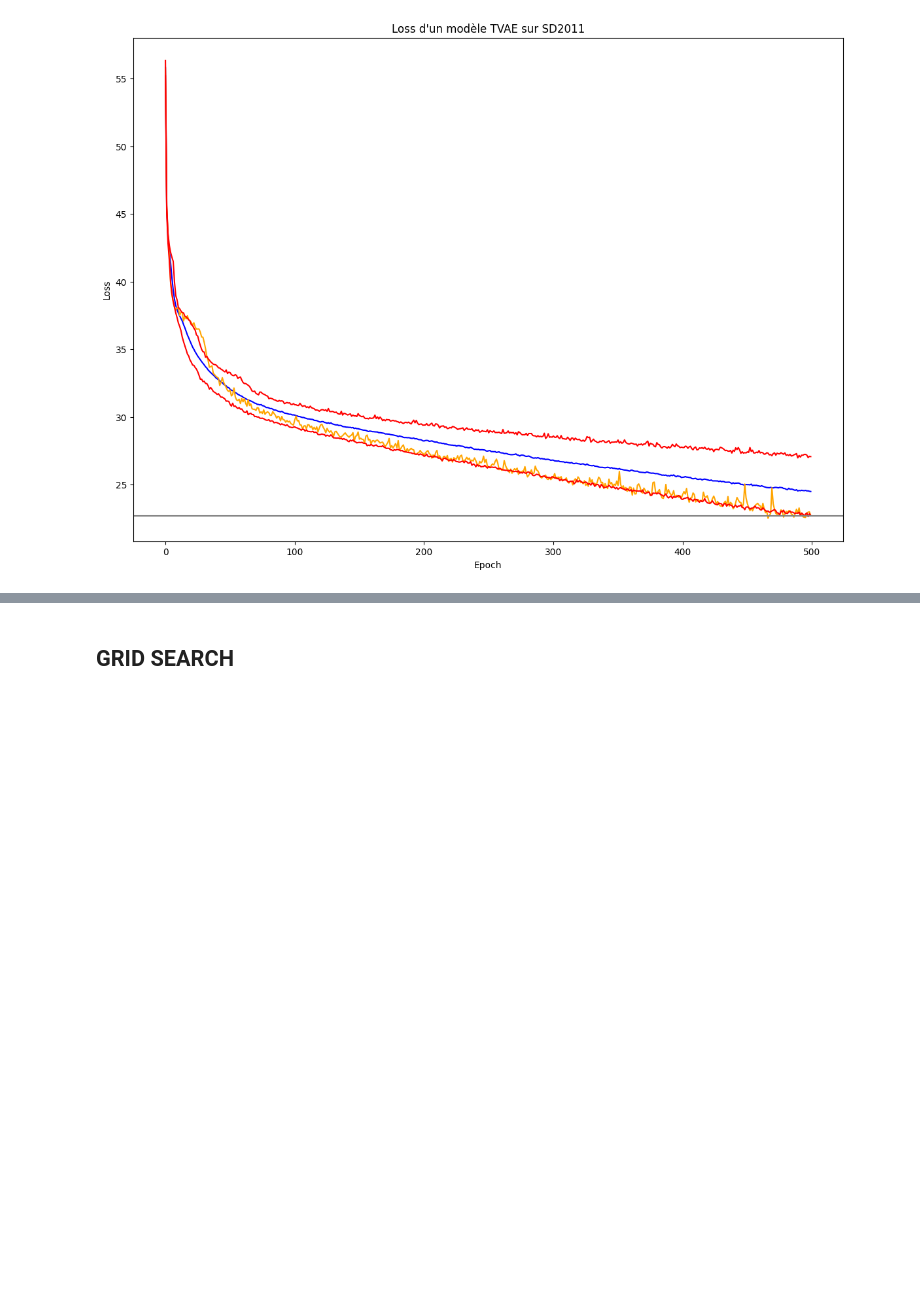
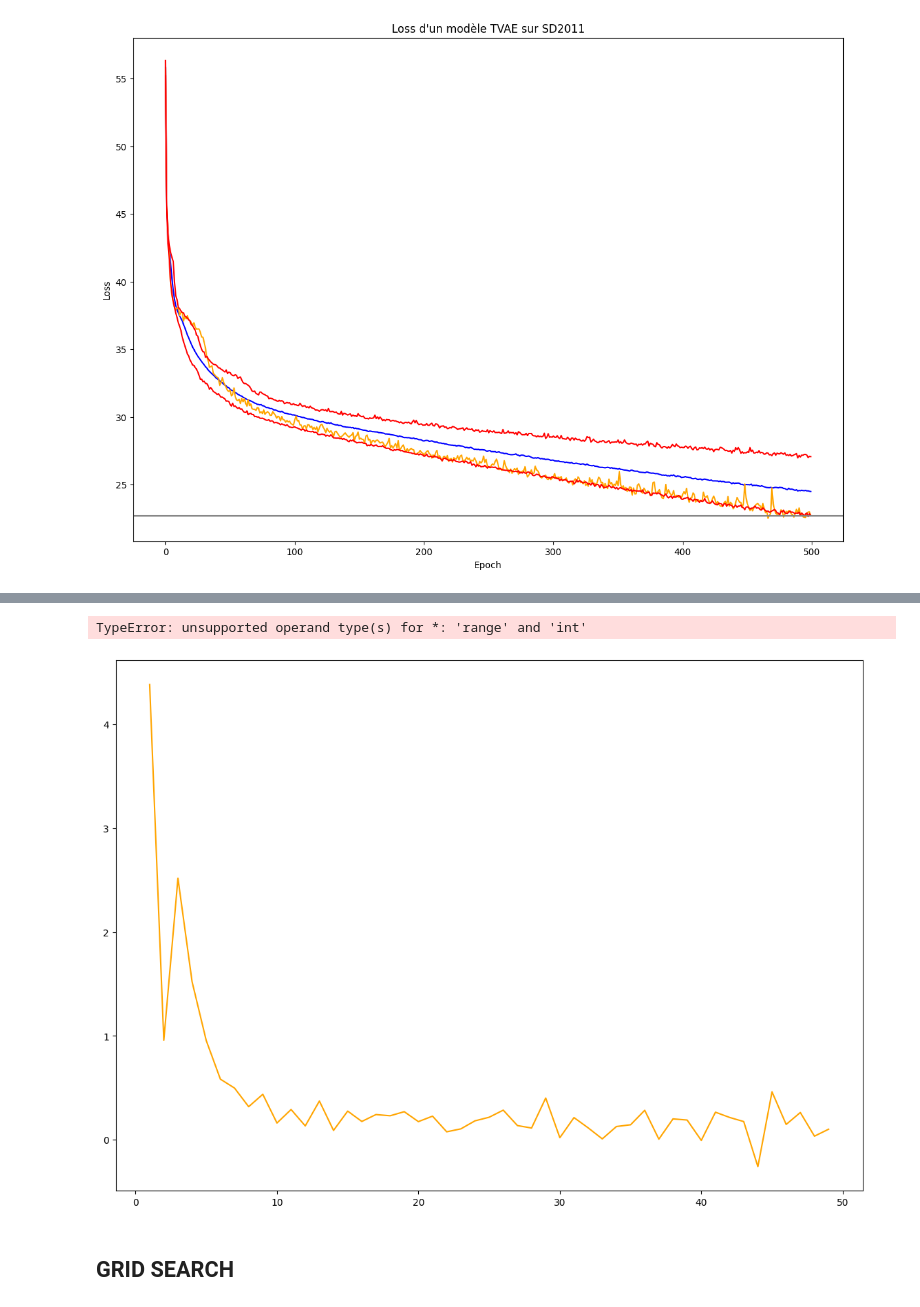
Before and after one commit to InseeFrLab/synthetic-data-sdc, a Jupyter notebook: SDV/SDV_TVAE_SD2011.ipynb, the cells around one changed output, grey strips where cells are left out. Drawn from its saved outputs; the diff is of its cells as text; code cells hidden in the pictures; blank space fills up the shorter version.

```diff
--- a/SDV/SDV_TVAE_SD2011.ipynb
+++ b/SDV/SDV_TVAE_SD2011.ipynb
@@ -298,3 +298,6 @@ all_q95 = pd_all_loss.loc[:, pd_all_loss.columns != 'epoch'].quantile(q=0.95, ax
 tvae_rapport = joblib.load('tvae_model_tvae_bs_100_comp_dims_[256, 256]_decomp_dims_[256, 256].pkl')
 loss_by_epoch_rapport = tvae.get_loss_values().groupby(['Epoch'])['Loss'].mean().tolist()
 # %%
+loss_by_10ep_rapport = []
+for j in range(50):
+    loss_by_10ep_rapport.append(pd.Series(loss_by_epoch_rapport[j*10:(j+1)*10]).mean())
@@ -303,2 +304,5 @@ loss_by_epoch_rapport = tvae.get_loss_values().groupby(['Epoch'])['Loss'].mean()
+# %%
+pd_loss_by_10ep = pd.DataFrame({'loss_by_10ep': loss_by_10ep_rapport, 'loss_dec': [ loss_by_10ep_rapport[i-1] if i > 0 else 0 for i in range(50) ]})
+pd_loss_by_10ep = pd_loss_by_10ep.assign(Loss_diff = (pd_loss_by_10ep['loss_by_10ep']-pd_loss_by_10ep['loss_dec']))
 # %%
 steps = range(500)
@@ -320,3 +336,16 @@ Text(0.5, 1.0, "Loss d'un modèle TVAE sur SD2011")
+# %%
+steps = range(1,50)
+
+fig, ax = plt.subplots(figsize=(14, 10))
+
+plt.plot(steps, -pd_loss_by_10ep.iloc[1:]['Loss_diff'], color='orange',label = "Modele retenu")
+ax.set_xticks(range(1,50,10), labels = [i*100 for i in range(1,50,10)])
+plt.xlabel('Epoch')
+plt.ylabel('Loss')
+plt.title("Loss d'un modèle TVAE sur SD2011")
+# %% [output]
+TypeError: unsupported operand type(s) for *: 'range' and 'int'
+[figure, added]
 # %% [markdown]
 ## GRID SEARCH
 # %%
```
Also changed, not shown: parts of 3 cells of this notebook, 1 other file.
